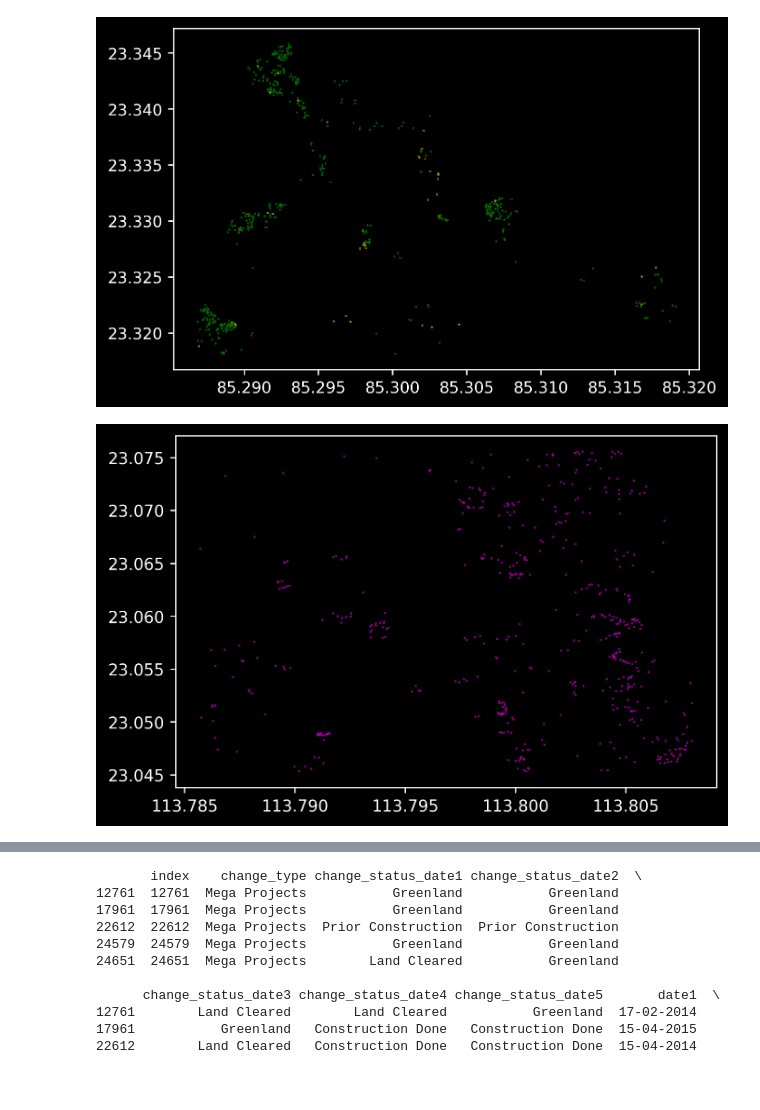
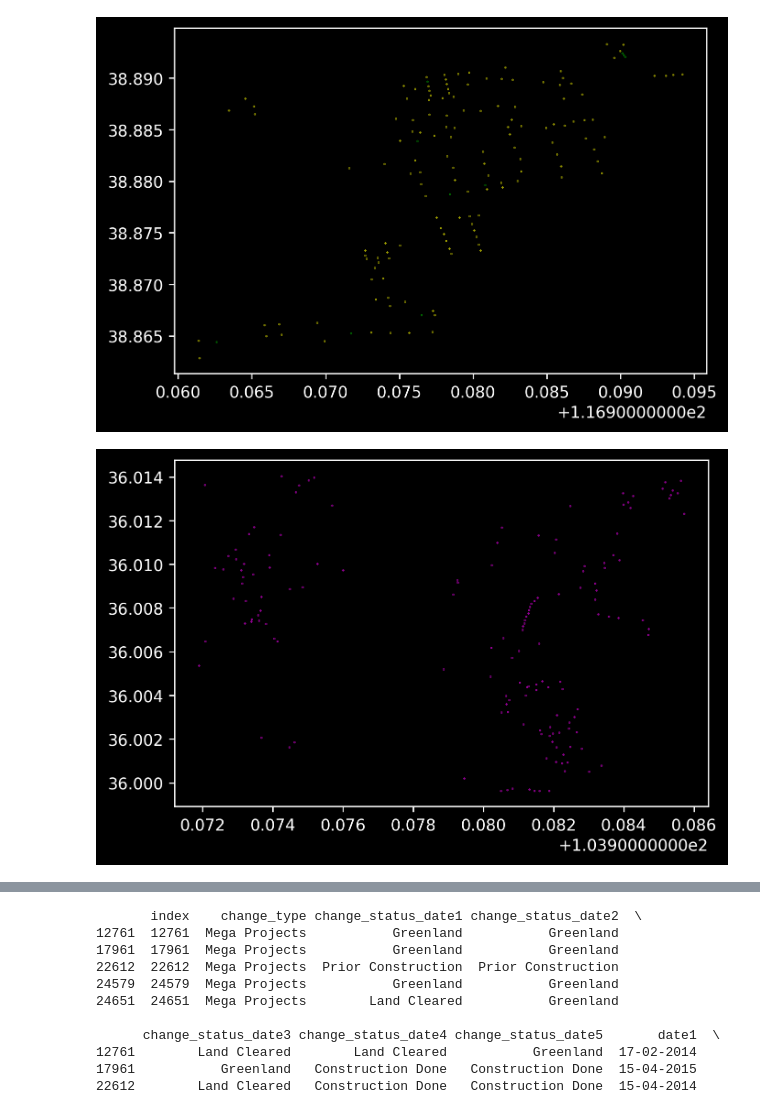
Before and after one commit to maxime7770/ML-Competition, a Jupyter notebook: vizualisation.ipynb, the cells around one changed output, grey strips where cells are left out. Saved outputs shown, nothing was run; the diff lists cells and outputs as text; code cells hidden in the pictures; blank space fills up the shorter version.

```diff
--- a/vizualisation.ipynb
+++ b/vizualisation.ipynb
@@ -26,37 +27,37 @@ mpl.rcParams['figure.dpi'] = 250
 # %%
 change_type_map = {
     "Demolition": 0,
     "Road": 1,
     "Residential": 2,
     "Commercial": 3,
     "Industrial": 4,
     "Mega Projects": 5,
 }
 
 colors = ['r','b','g','y','c','w']
 
-plt.style.use('dark_background')
-N = 10000
-K = 500
+# plt.style.use('dark_background')
+N = 0
+K = 150
 X = train_df[N:N + K]
 for category, i in change_type_map.items():
     X_feature = X[X['change_type'] == category]
     geometry = X_feature['geometry']
     L_x = geometry.apply(lambda x : x.boundary.centroid.x)
     L_y = geometry.apply(lambda x : x.boundary.centroid.y)
     plt.scatter(L_x, L_y, s = 0.1, color = colors[i])
 plt.show()
 
 X_feature = test_df[N:N+K]
 geometry = X_feature['geometry']
 L_x = geometry.apply(lambda x : x.boundary.centroid.x)
 L_y = geometry.apply(lambda x : x.boundary.centroid.y)
 
 plt.scatter(L_x, L_y, s = 0.1, color = 'm')
 plt.show()
 # %% [output]
-[figure, old version]
+[figure, new version]
-[figure, old version]
+[figure, new version]
 # %%
 
 change_type_map = {
```
Also changed, not shown: parts of 2 cells of this notebook, 2 other files.
